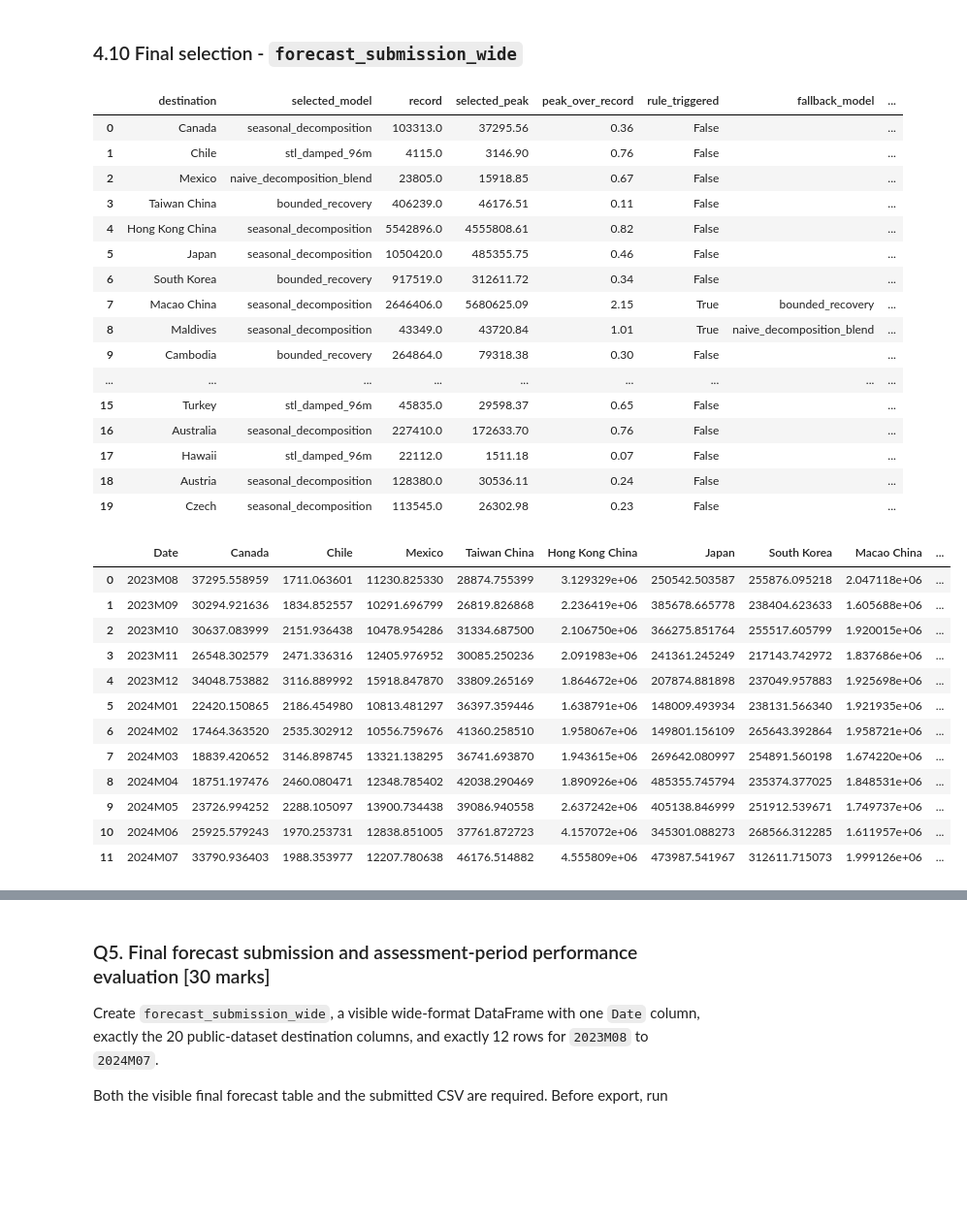
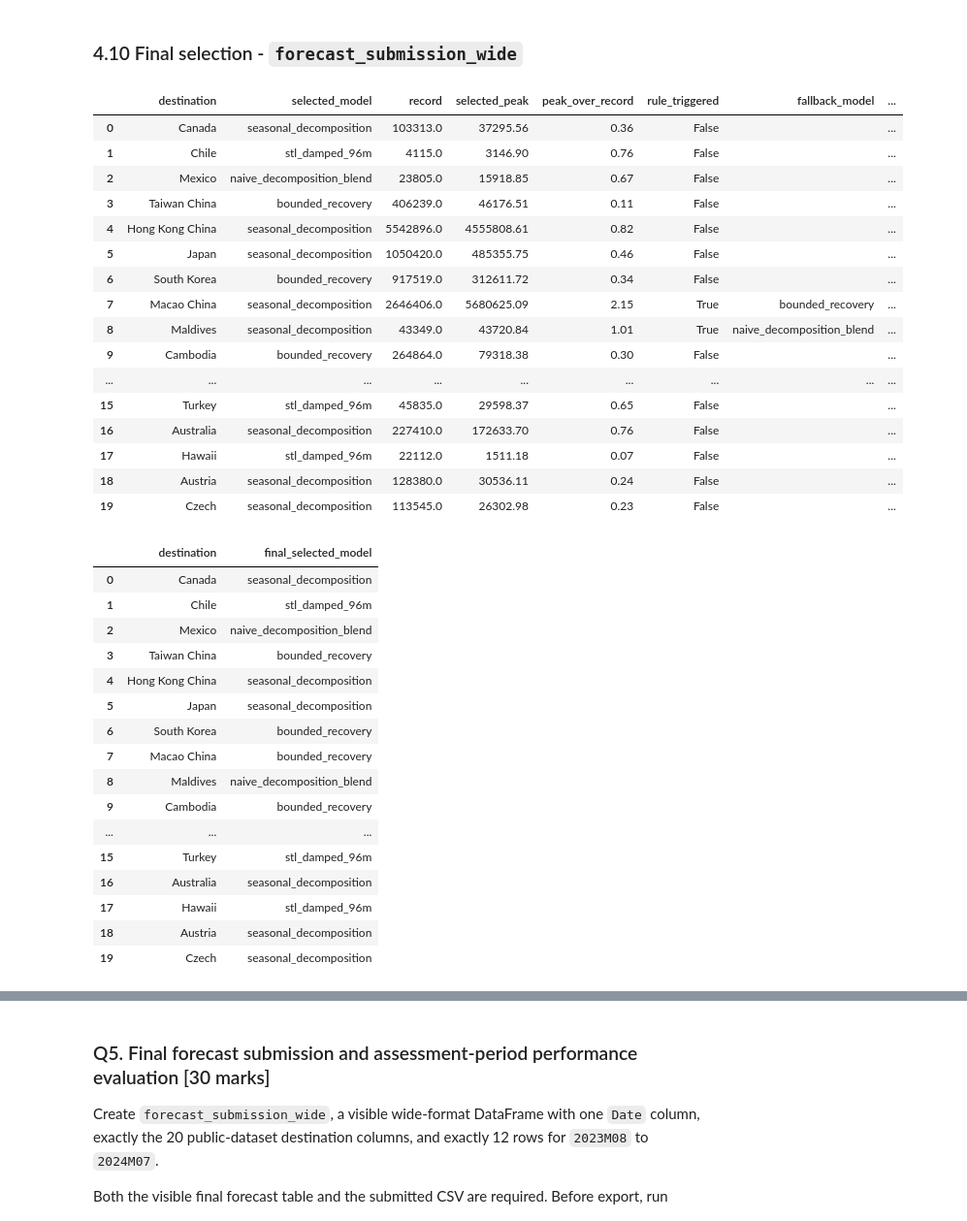
Before and after one commit to JoshHulett/SIT742-Asessment2-Group16, a Jupyter notebook: SIT742-2026T2-A2-Starter.ipynb, the cells around one changed output, grey strips where cells are left out. Shown at 97% size. Cells and saved outputs as stored; diff of their text form; code cells hidden in the pictures; blank space fills up the shorter version.

```diff
--- a/SIT742-2026T2-A2-Starter.ipynb
+++ b/SIT742-2026T2-A2-Starter.ipynb
@@ -1775,47 +1773,53 @@ final_model_per_destination, plausibility_fallback_audit = apply_plausibility_fa
 )
 display(plausibility_fallback_audit.round(2))
 
+display(final_model_per_destination.rename("final_selected_model").rename_axis("destination").reset_index())
+
 forecast_submission_rows = []
 for month_label in FINAL_FORECAST_MONTHS:
     row = {FINAL_FORECAST_DATE_COLUMN: month_label}
     for destination in REQUIRED_DESTINATIONS:
         chosen_model = final_model_per_destination[destination]   # was best_model_per_destination
         row[destination] = final_forecasts_by_label[chosen_model].set_index(FINAL_FORECAST_DATE_COLUMN).loc[month_label, destination]
     forecast_submission_rows.append(row)
 
 forecast_submission_unguarded = pd.DataFrame(forecast_submission_rows, columns=[FINAL_FORECAST_DATE_COLUMN] + list(REQUIRED_DESTINATIONS))
 
 forecast_submission_wide = apply_stability_guardrails(forecast_submission_unguarded, public_history_wide_to_2023M07, "2023M07", REQUIRED_DESTINATIONS)
 
 forecast_submission_wide
 # %% [output]
 |  | destination | selected_model | record | selected_peak | peak_over_record | rule_triggered | fallback_model | ... |
 | 0 | Canada | seasonal_decomposition | 103313.0 | 37295.56 | 0.36 | False |  | ... |
 | 1 | Chile | stl_damped_96m | 4115.0 | 3146.90 | 0.76 | False |  | ... |
 | 2 | Mexico | naive_decomposition_blend | 23805.0 | 15918.85 | 0.67 | False |  | ... |
 | 3 | Taiwan China | bounded_recovery | 406239.0 | 46176.51 | 0.11 | False |  | ... |
 | 4 | Hong Kong China | seasonal_decomposition | 5542896.0 | 4555808.61 | 0.82 | False |  | ... |
 | 5 | Japan | seasonal_decomposition | 1050420.0 | 485355.75 | 0.46 | False |  | ... |
 | 6 | South Korea | bounded_recovery | 917519.0 | 312611.72 | 0.34 | False |  | ... |
 | 7 | Macao China | seasonal_decomposition | 2646406.0 | 5680625.09 | 2.15 | True | bounded_recovery | ... |
 | 8 | Maldives | seasonal_decomposition | 43349.0 | 43720.84 | 1.01 | True | naive_decomposition_blend | ... |
 | 9 | Cambodia | bounded_recovery | 264864.0 | 79318.38 | 0.30 | False |  | ... |
 | ... | ... | ... | ... | ... | ... | ... | ... | ... |
 | 15 | Turkey | stl_damped_96m | 45835.0 | 29598.37 | 0.65 | False |  | ... |
 | 16 | Australia | seasonal_decomposition | 227410.0 | 172633.70 | 0.76 | False |  | ... |
 | 17 | Hawaii | stl_damped_96m | 22112.0 | 1511.18 | 0.07 | False |  | ... |
 | 18 | Austria | seasonal_decomposition | 128380.0 | 30536.11 | 0.24 | False |  | ... |
 | 19 | Czech | seasonal_decomposition | 113545.0 | 26302.98 | 0.23 | False |  | ... |
-|  | Date | Canada | Chile | Mexico | Taiwan China | Hong Kong China | Japan | South Korea | Macao China | ... |
-| 0 | 2023M08 | 37295.558959 | 1711.063601 | 11230.825330 | 28874.755399 | 3.129329e+06 | 250542.503587 | 255876.095218 | 2.047118e+06 | ... |
-| 1 | 2023M09 | 30294.921636 | 1834.852557 | 10291.696799 | 26819.826868 | 2.236419e+06 | 385678.665778 | 238404.623633 | 1.605688e+06 | ... |
-| 2 | 2023M10 | 30637.083999 | 2151.936438 | 10478.954286 | 31334.687500 | 2.106750e+06 | 366275.851764 | 255517.605799 | 1.920015e+06 | ... |
-| 3 | 2023M11 | 26548.302579 | 2471.336316 | 12405.976952 | 30085.250236 | 2.091983e+06 | 241361.245249 | 217143.742972 | 1.837686e+06 | ... |
-| 4 | 2023M12 | 34048.753882 | 3116.889992 | 15918.847870 | 33809.265169 | 1.864672e+06 | 207874.881898 | 237049.957883 | 1.925698e+06 | ... |
-| 5 | 2024M01 | 22420.150865 | 2186.454980 | 10813.481297 | 36397.359446 | 1.638791e+06 | 148009.493934 | 238131.566340 | 1.921935e+06 | ... |
-| 6 | 2024M02 | 17464.363520 | 2535.302912 | 10556.759676 | 41360.258510 | 1.958067e+06 | 149801.156109 | 265643.392864 | 1.958721e+06 | ... |
-| 7 | 2024M03 | 18839.420652 | 3146.898745 | 13321.138295 | 36741.693870 | 1.943615e+06 | 269642.080997 | 254891.560198 | 1.674220e+06 | ... |
-| 8 | 2024M04 | 18751.197476 | 2460.080471 | 12348.785402 | 42038.290469 | 1.890926e+06 | 485355.745794 | 235374.377025 | 1.848531e+06 | ... |
-| 9 | 2024M05 | 23726.994252 | 2288.105097 | 13900.734438 | 39086.940558 | 2.637242e+06 | 405138.846999 | 251912.539671 | 1.749737e+06 | ... |
-| 10 | 2024M06 | 25925.579243 | 1970.253731 | 12838.851005 | 37761.872723 | 4.157072e+06 | 345301.088273 | 268566.312285 | 1.611957e+06 | ... |
-| 11 | 2024M07 | 33790.936403 | 1988.353977 | 12207.780638 | 46176.514882 | 4.555809e+06 | 473987.541967 | 312611.715073 | 1.999126e+06 | ... |
+|  | destination | final_selected_model |
+| 0 | Canada | seasonal_decomposition |
+| 1 | Chile | stl_damped_96m |
+| 2 | Mexico | naive_decomposition_blend |
+| 3 | Taiwan China | bounded_recovery |
+| 4 | Hong Kong China | seasonal_decomposition |
+| 5 | Japan | seasonal_decomposition |
+| 6 | South Korea | bounded_recovery |
+| 7 | Macao China | bounded_recovery |
+| 8 | Maldives | naive_decomposition_blend |
+| 9 | Cambodia | bounded_recovery |
+| ... | ... | ... |
+| 15 | Turkey | stl_damped_96m |
+| 16 | Australia | seasonal_decomposition |
+| 17 | Hawaii | stl_damped_96m |
+| 18 | Austria | seasonal_decomposition |
+| 19 | Czech | seasonal_decomposition |
```
Also changed, not shown: parts of 5 cells of this notebook, 1 other file.
